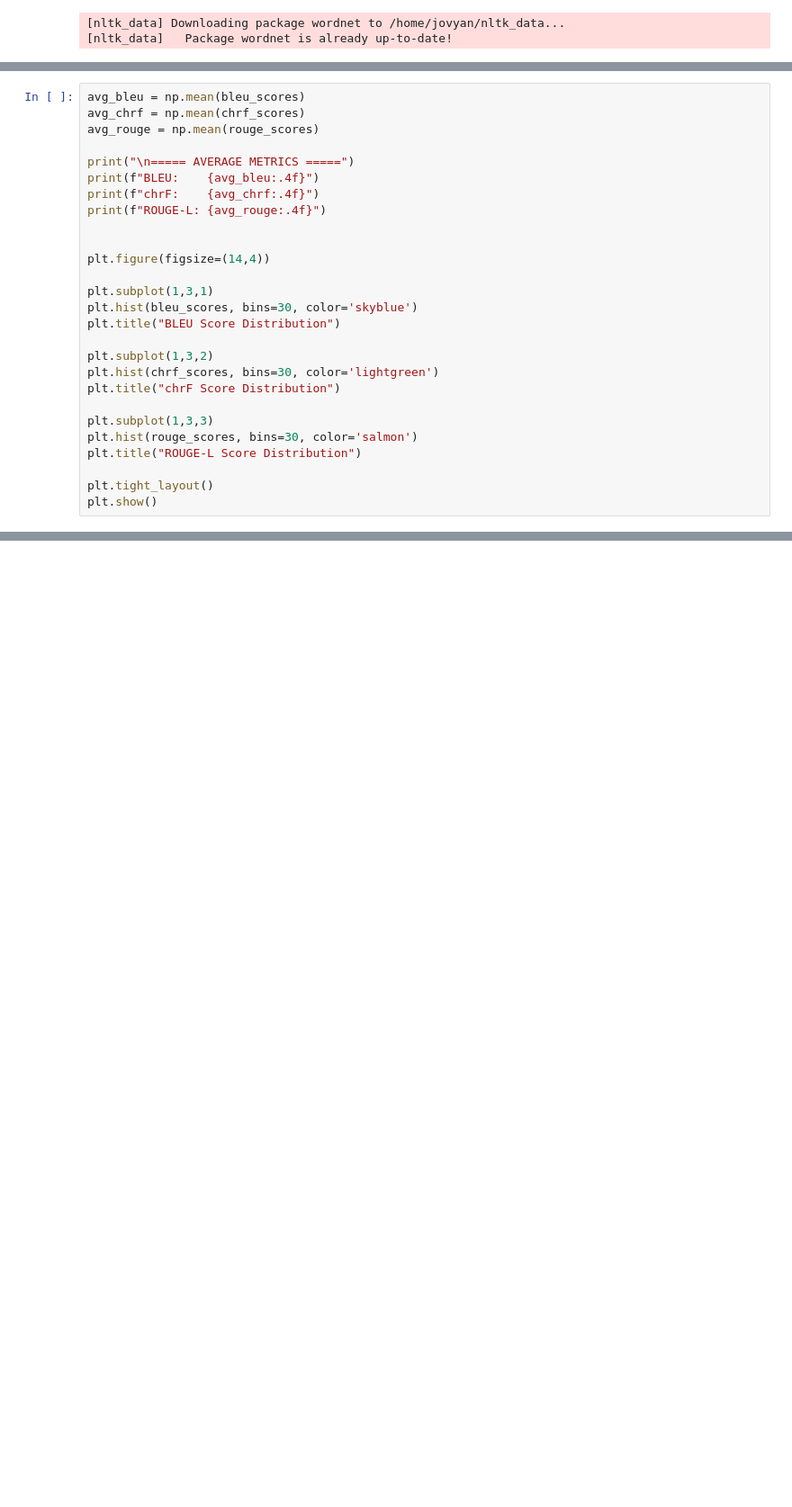
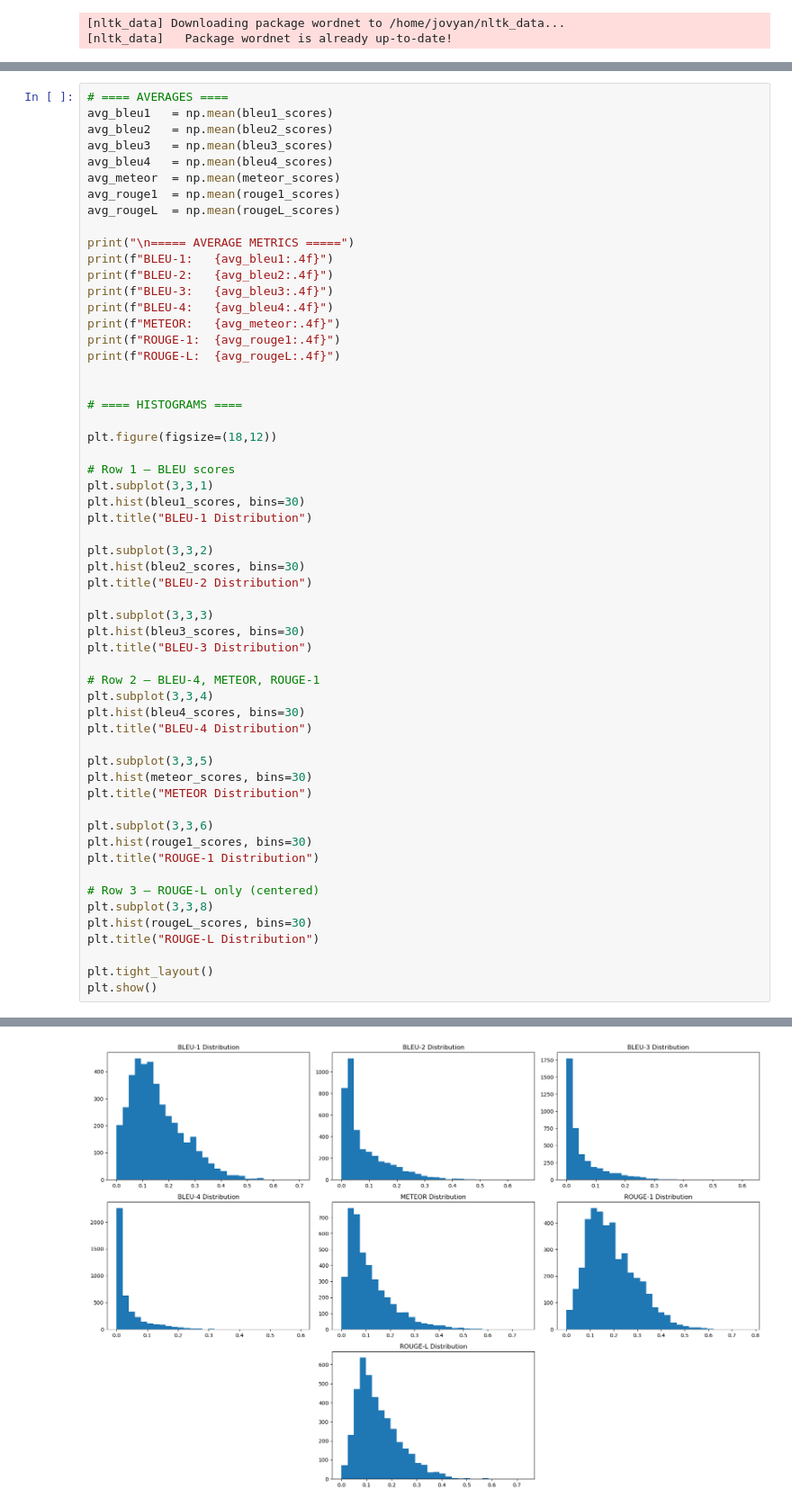
Before and after one commit to CiroZhang/RNA_protein_interaction_model, a Jupyter notebook: test.ipynb, the cells around one changed output, grey strips where cells are left out. Shown at 90% size. Drawn from its saved outputs; the diff is of its cells as text; blank space fills up the shorter version.

```diff
--- a/test.ipynb
+++ b/test.ipynb
@@ -183,29 +178,60 @@ for ex in tqdm(test_data):
     rouge1_scores.append(m["rouge1"])
     rougeL_scores.append(m["rougeL"])
 # %%
-avg_bleu = np.mean(bleu_scores)
-avg_chrf = np.mean(chrf_scores)
-avg_rouge = np.mean(rouge_scores)
+# ==== AVERAGES ====
+avg_bleu1   = np.mean(bleu1_scores)
+avg_bleu2   = np.mean(bleu2_scores)
+avg_bleu3   = np.mean(bleu3_scores)
+avg_bleu4   = np.mean(bleu4_scores)
+avg_meteor  = np.mean(meteor_scores)
+avg_rouge1  = np.mean(rouge1_scores)
+avg_rougeL  = np.mean(rougeL_scores)
 
 print("\n===== AVERAGE METRICS =====")
-print(f"BLEU:    {avg_bleu:.4f}")
-print(f"chrF:    {avg_chrf:.4f}")
-print(f"ROUGE-L: {avg_rouge:.4f}")
+print(f"BLEU-1:   {avg_bleu1:.4f}")
+print(f"BLEU-2:   {avg_bleu2:.4f}")
+print(f"BLEU-3:   {avg_bleu3:.4f}")
+print(f"BLEU-4:   {avg_bleu4:.4f}")
+print(f"METEOR:   {avg_meteor:.4f}")
+print(f"ROUGE-1:  {avg_rouge1:.4f}")
+print(f"ROUGE-L:  {avg_rougeL:.4f}")
 
 
-plt.figure(figsize=(14,4))
+# ==== HISTOGRAMS ====
 
-plt.subplot(1,3,1)
-plt.hist(bleu_scores, bins=30, color='skyblue')
-plt.title("BLEU Score Distribution")
+plt.figure(figsize=(18,12))
 
-plt.subplot(1,3,2)
-plt.hist(chrf_scores, bins=30, color='lightgreen')
-plt.title("chrF Score Distribution")
+# Row 1 — BLEU scores
+plt.subplot(3,3,1)
+plt.hist(bleu1_scores, bins=30)
+plt.title("BLEU-1 Distribution")
 
-plt.subplot(1,3,3)
-plt.hist(rouge_scores, bins=30, color='salmon')
-plt.title("ROUGE-L Score Distribution")
+plt.subplot(3,3,2)
+plt.hist(bleu2_scores, bins=30)
+plt.title("BLEU-2 Distribution")
+
+plt.subplot(3,3,3)
+plt.hist(bleu3_scores, bins=30)
+plt.title("BLEU-3 Distribution")
+
+# Row 2 — BLEU-4, METEOR, ROUGE-1
+plt.subplot(3,3,4)
+plt.hist(bleu4_scores, bins=30)
+plt.title("BLEU-4 Distribution")
+
+plt.subplot(3,3,5)
+plt.hist(meteor_scores, bins=30)
+plt.title("METEOR Distribution")
+
+plt.subplot(3,3,6)
+plt.hist(rouge1_scores, bins=30)
+plt.title("ROUGE-1 Distribution")
+
+# Row 3 — ROUGE-L only (centered)
+plt.subplot(3,3,8)
+plt.hist(rougeL_scores, bins=30)
+plt.title("ROUGE-L Distribution")
 
 plt.tight_layout()
 plt.show()
+# %% [output]
@@ -211,0 +246 @@ plt.show()
+[figure, added]
```
Also changed, not shown: parts of 2 cells of this notebook.
